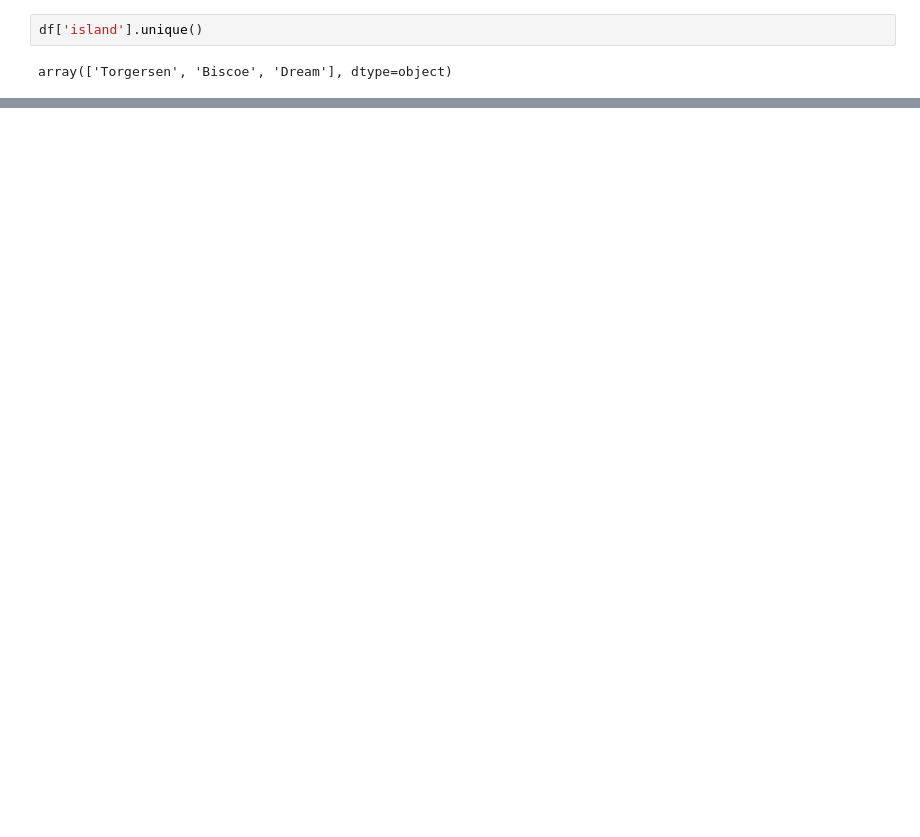
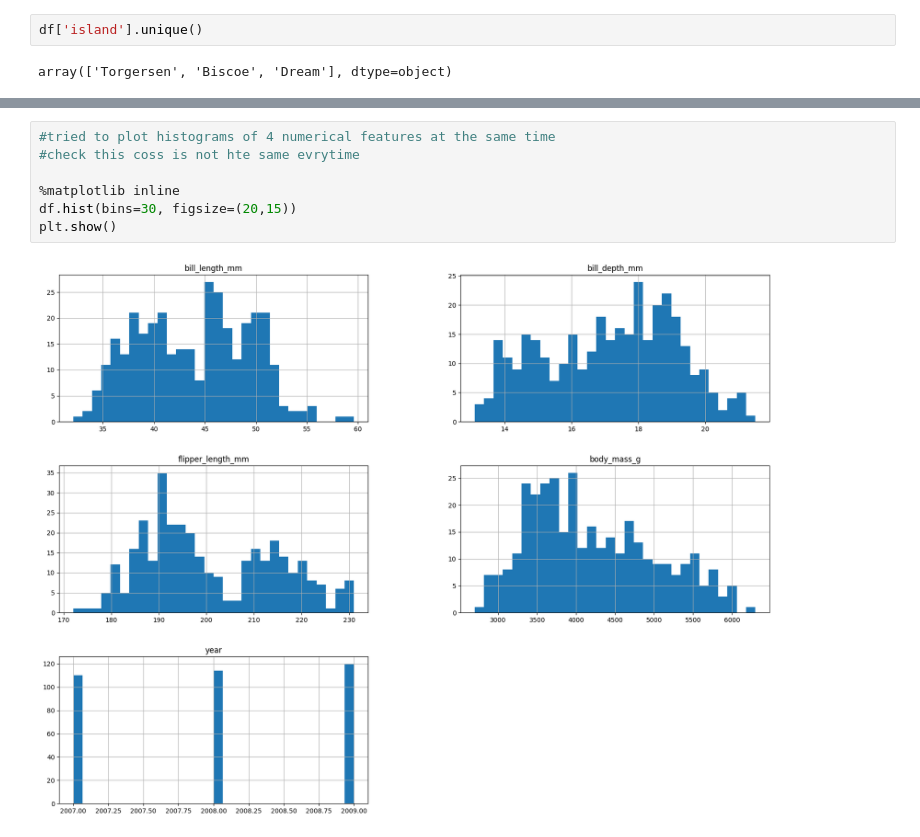
Before and after one commit to GeorgeM07/Statistics_Sept2026, a Jupyter notebook: CA2/CA2_stats.ipynb, the cells around one changed output, grey strips where cells are left out. Cells and saved outputs as stored; diff of their text form; blank space fills up the shorter version.

```diff
--- a/CA2/CA2_stats.ipynb
+++ b/CA2/CA2_stats.ipynb
@@ -69,0 +205,9 @@ fig.show()
+# %%
+#tried to plot histograms of 4 numerical features at the same time
+#check this coss is not hte same evrytime
+
+%matplotlib inline
+df.hist(bins=30, figsize=(20,15))
+plt.show()
+# %% [output]
+[figure, added]
```
Also changed, not shown: parts of 21 cells of this notebook.
